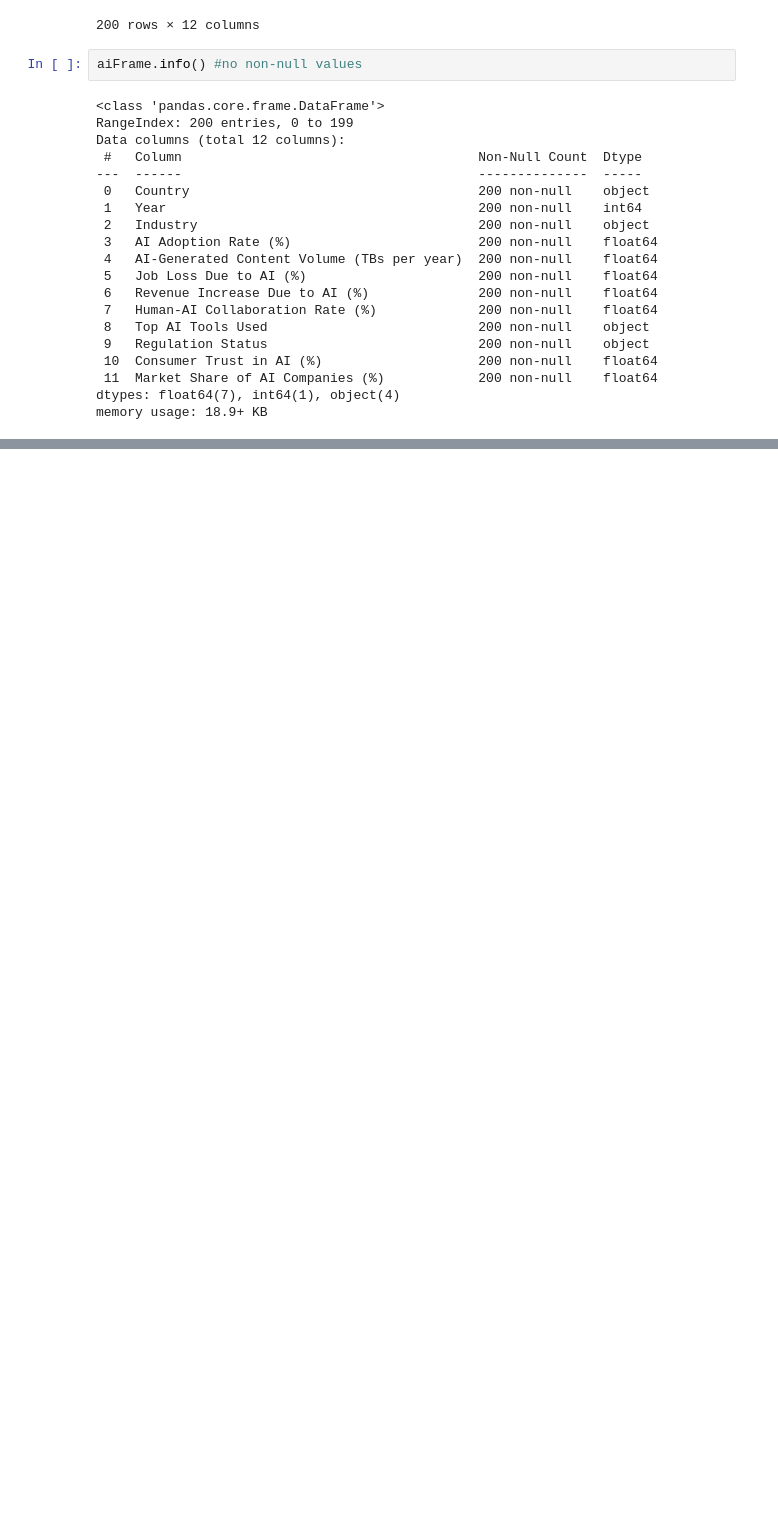
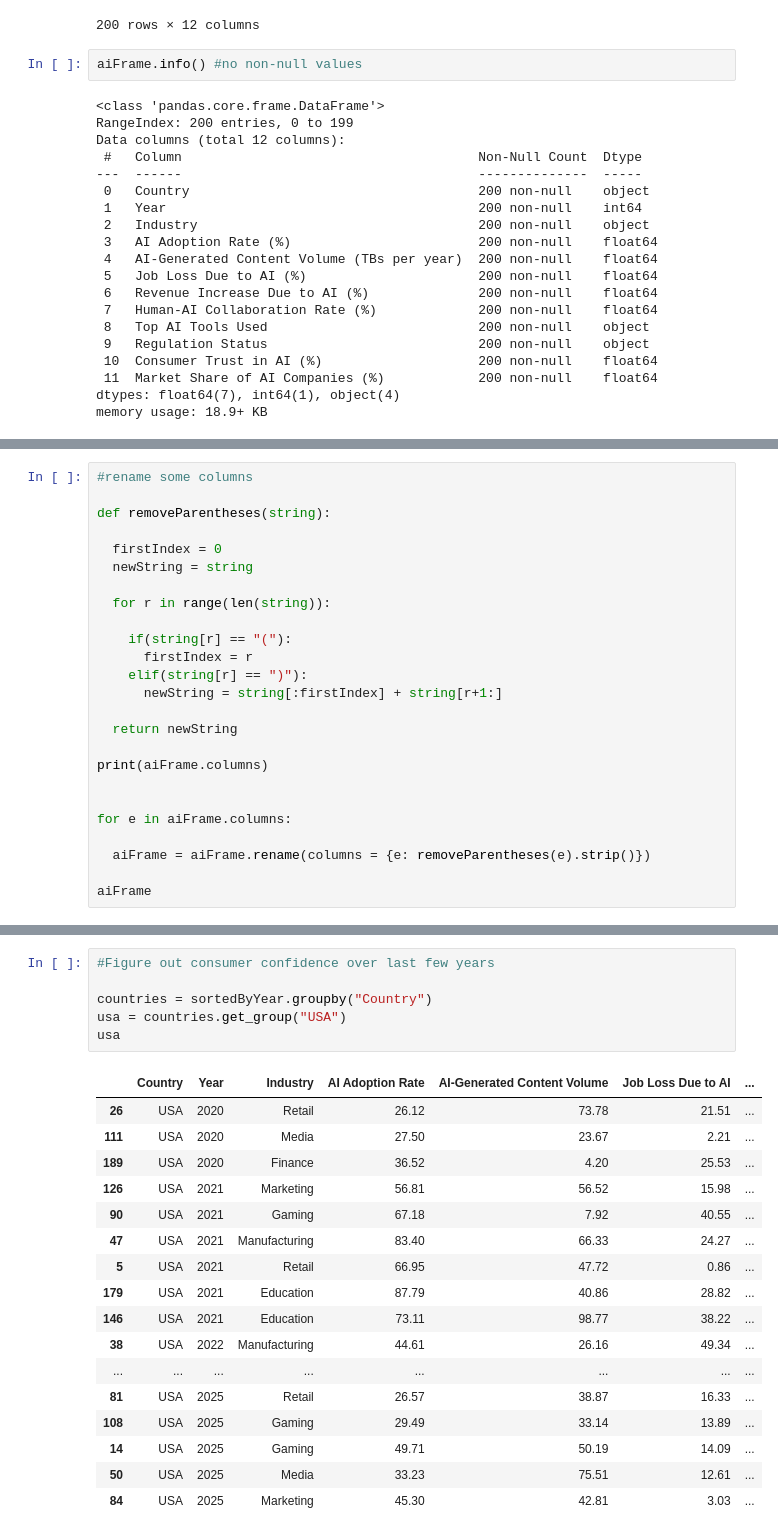
Before and after one commit to jigar-shroff/AiOnDigitalMediaResearch, a Jupyter notebook: AIOnDigitalMediaResearch.ipynb, the cells around one changed output, grey strips where cells are left out. Saved outputs shown, nothing was run; the diff lists cells and outputs as text; blank space fills up the shorter version.

```diff
--- a/AIOnDigitalMediaResearch.ipynb
+++ b/AIOnDigitalMediaResearch.ipynb
@@ -54,0 +74,25 @@ memory usage: 18.9+ KB
+# %%
+#rename some columns
+
+def removeParentheses(string):
+
+  firstIndex = 0
+  newString = string
+
+  for r in range(len(string)):
+
+    if(string[r] == "("):
+      firstIndex = r
+    elif(string[r] == ")"):
+      newString = string[:firstIndex] + string[r+1:]
+
+  return newString
+
+print(aiFrame.columns)
+
+
+for e in aiFrame.columns:
+
+  aiFrame = aiFrame.rename(columns = {e: removeParentheses(e).strip()})
+
+aiFrame
@@ -54,0 +136,24 @@ memory usage: 18.9+ KB
+# %%
+#Figure out consumer confidence over last few years
+
+countries = sortedByYear.groupby("Country")
+usa = countries.get_group("USA")
+usa
+# %% [output]
+|  | Country | Year | Industry | AI Adoption Rate | AI-Generated Content Volume | Job Loss Due to AI | ... |
+| 26 | USA | 2020 | Retail | 26.12 | 73.78 | 21.51 | ... |
+| 111 | USA | 2020 | Media | 27.50 | 23.67 | 2.21 | ... |
+| 189 | USA | 2020 | Finance | 36.52 | 4.20 | 25.53 | ... |
+| 126 | USA | 2021 | Marketing | 56.81 | 56.52 | 15.98 | ... |
+| 90 | USA | 2021 | Gaming | 67.18 | 7.92 | 40.55 | ... |
+| 47 | USA | 2021 | Manufacturing | 83.40 | 66.33 | 24.27 | ... |
+| 5 | USA | 2021 | Retail | 66.95 | 47.72 | 0.86 | ... |
+| 179 | USA | 2021 | Education | 87.79 | 40.86 | 28.82 | ... |
+| 146 | USA | 2021 | Education | 73.11 | 98.77 | 38.22 | ... |
+| 38 | USA | 2022 | Manufacturing | 44.61 | 26.16 | 49.34 | ... |
+| ... | ... | ... | ... | ... | ... | ... | ... |
+| 81 | USA | 2025 | Retail | 26.57 | 38.87 | 16.33 | ... |
+| 108 | USA | 2025 | Gaming | 29.49 | 33.14 | 13.89 | ... |
+| 14 | USA | 2025 | Gaming | 49.71 | 50.19 | 14.09 | ... |
+| 50 | USA | 2025 | Media | 33.23 | 75.51 | 12.61 | ... |
+| 84 | USA | 2025 | Marketing | 45.30 | 42.81 | 3.03 | ... |
```
Also changed, not shown: parts of 14 cells of this notebook.
